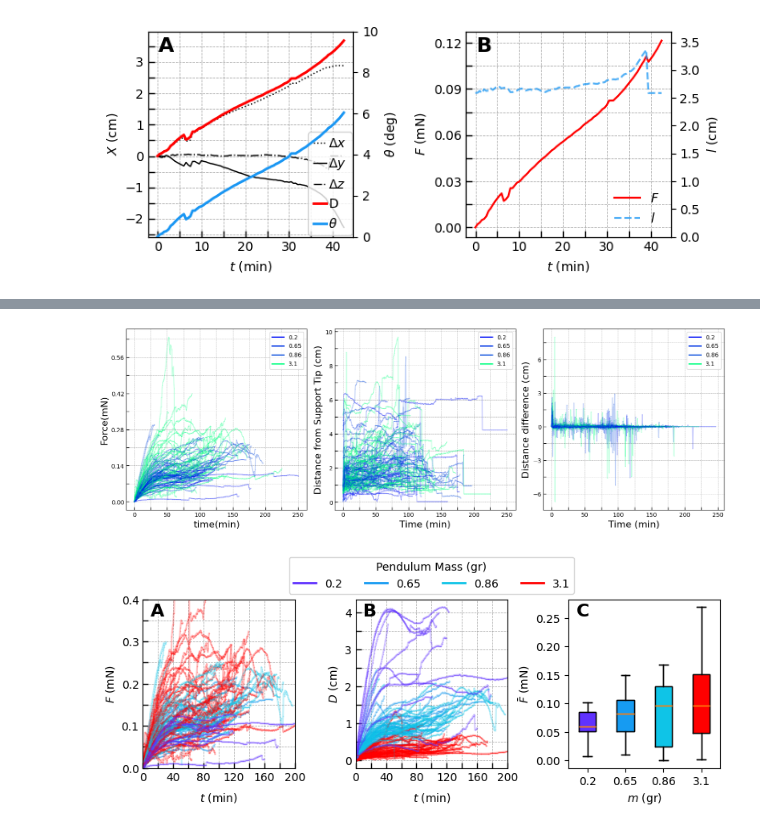
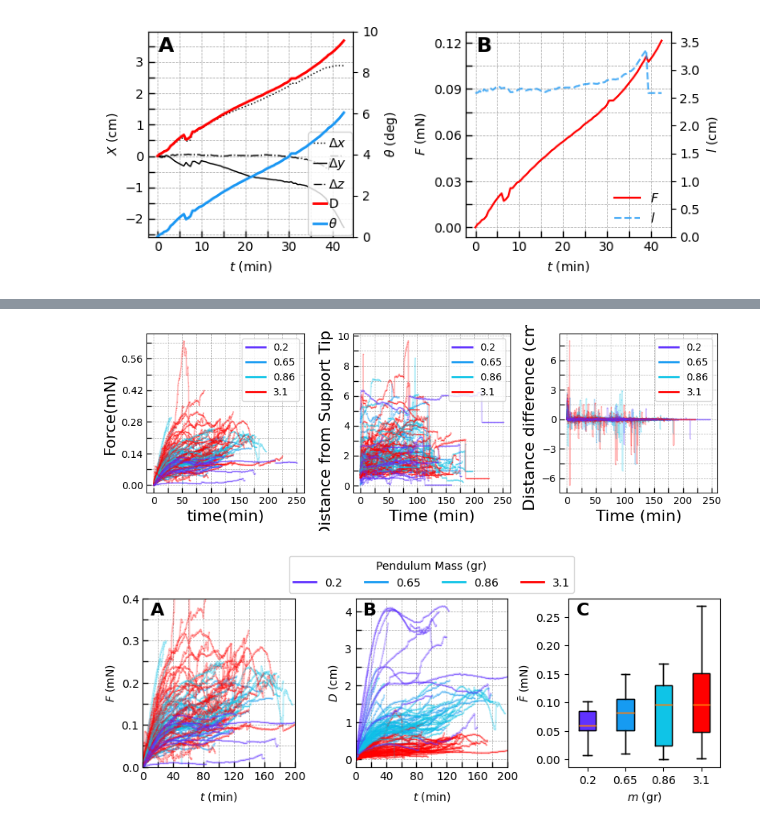
Before and after one commit to amirohad/Repo_article0, a Jupyter notebook: article0_notebook.ipynb, the cells around one changed output, grey strips where cells are left out. Cells and saved outputs as stored; diff of their text form; code cells hidden in the pictures.

```diff
--- a/article0_notebook.ipynb
+++ b/article0_notebook.ipynb
@@ -243,7 +245,7 @@ slip:True
 # %%
 #%% figure - Force trajectory of 1 twine and 1 slip
 cmap = plt.get_cmap('viridis')
-
+fs = 1
 i_slip = 40
 i_twine = 50
 
@@ -268,7 +270,7 @@ axs[0].legend()
 axs[1].plot(events[i_slip].timer/60, np.rad2deg(events[i_slip].alpha), color=cmap(0.2), label='slip event')
 axs[1].plot(events[i_twine].timer/60, np.rad2deg(events[i_twine].alpha), color=cmap(0.8), label='twine event')
 axs[1].set_xlabel(r'$t$ (min)', fontsize=fs)
-axs[1].set_ylabel(r'$\theta$ (deg)', fontsize=fs)
+axs[1].set_ylabel(r'$\alpha$ (deg)', fontsize=fs)
 axs[1].legend()
 
 # Plot calculated force
@@ -341,7 +343,7 @@ axs[0].legend(loc='best',frameon=False)
 uf.set_grid(axs[0],50,5)
 
 axs[1].set_xlabel(r'$t$ (min)')
-axs[1].set_ylabel(r'$\theta$ (deg)')
+axs[1].set_ylabel(r'$\alpha$ (deg)')
 uf.set_grid(axs[1],50,5)
 
 ax2.set_ylabel(r'$l$ (cm)')
@@ -492,7 +494,7 @@ plt.show()
 # %%
 #%% Force trajectory for slip event with contact position and difference along support (support masses)
 from matplotlib.lines import Line2D
-cmap = plt.get_cmap('winter')
+cmap = plt.get_cmap('rainbow')
 mass = [0.2,0.65,0.86,3.1]
 
 # Create the figure
@@ -514,34 +516,34 @@ axs[0].set_ylabel('Force(mN)',fontsize=fs)
 for i in range(len(events)):
     dist2tip = [abs(k) for k in events[i].L_contact2suptip]
     if events[i].p.m_sup in mass:
         index = mass.index(events[i].p.m_sup)
         axs[1].plot(events[i].timer/60, dist2tip, marker=
                     'x',markersize=0.5,color=cmap(mass[index]/max(mass)),alpha=0.25)
 legend_elements = [Line2D([0], [0], color=cmap(mass[i]/max(mass)), lw=2, label=f'{mass[i]}') for i in range(len(mass))]
 axs[1].legend(handles=legend_elements, loc='best')
 axs[1].set_ylabel('Distance from Support Tip (cm)', fontsize=fs)
 axs[1].set_xlabel('Time (min)', fontsize=fs)
 
 # #%% S3- change of contact distance from tip for all events #
 for i in range(len(events)):
     diff_dist2tip = np.diff([abs(k) for k in events[i].L_contact2suptip])
     if events[i].p.m_sup in mass:
         index = mass.index(events[i].p.m_sup)
         axs[2].plot(events[i].timer[:-8]/60, diff_dist2tip[:-7], marker=
                 'x',markersize=0.5,color=cmap(mass[index]/max(mass)),alpha=0.25)
 legend_elements = [Line2D([0], [0], color=cmap(mass[i]/max(mass)), lw=2, label=f'{mass[i]}') for i in range(len(mass))]
 axs[2].legend(handles=legend_elements, loc='best')
 axs[2].set_ylabel('Distance difference (cm)', fontsize=fs)
 axs[2].set_xlabel('Time (min)', fontsize=fs)
 
 uf.set_grid(axs[0],250,0.7)
 uf.set_grid(axs[1],250,10)
 uf.set_grid(axs[2],250,15)
 
 plt.tight_layout()
 plt.show()
 # %% [output]
-[figure, old version]
+[figure, new version]
 # %%
 #%% Force trajectory and max force distributions per support masses 1
 from matplotlib.lines import Line2D
```
Also changed, not shown: parts of 10 cells of this notebook, 5 other files.
